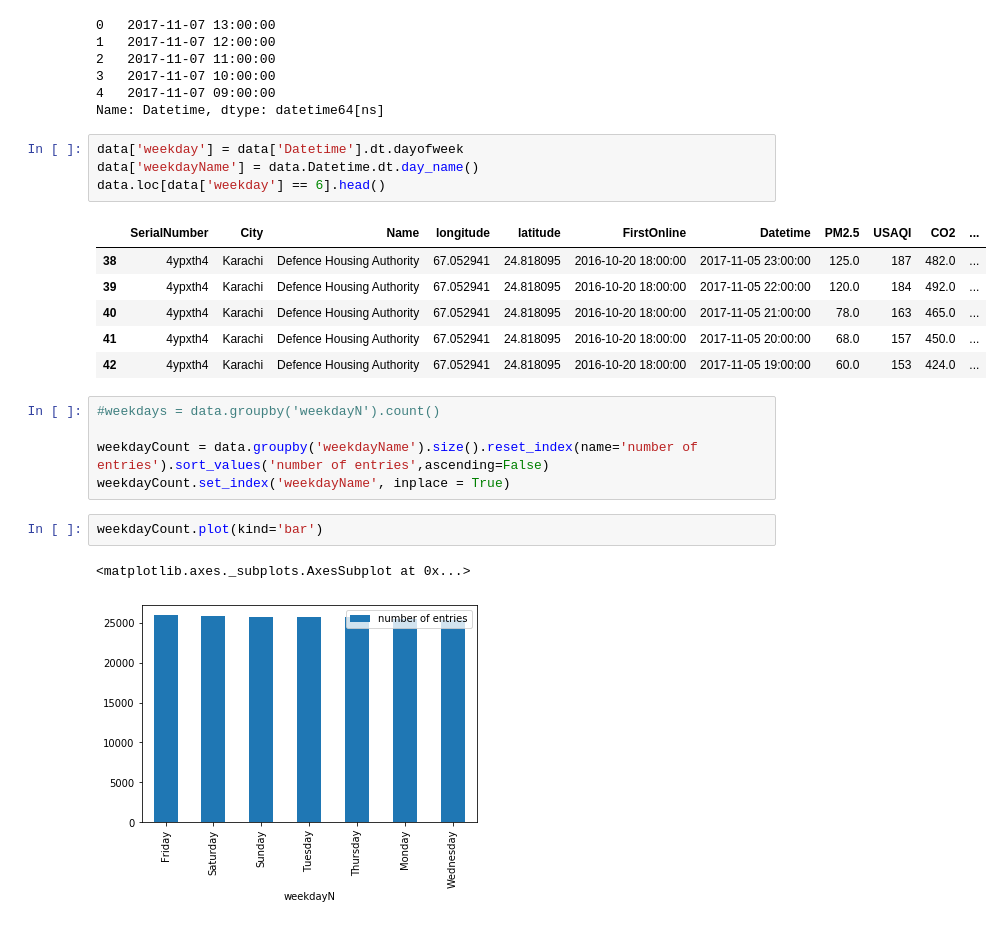
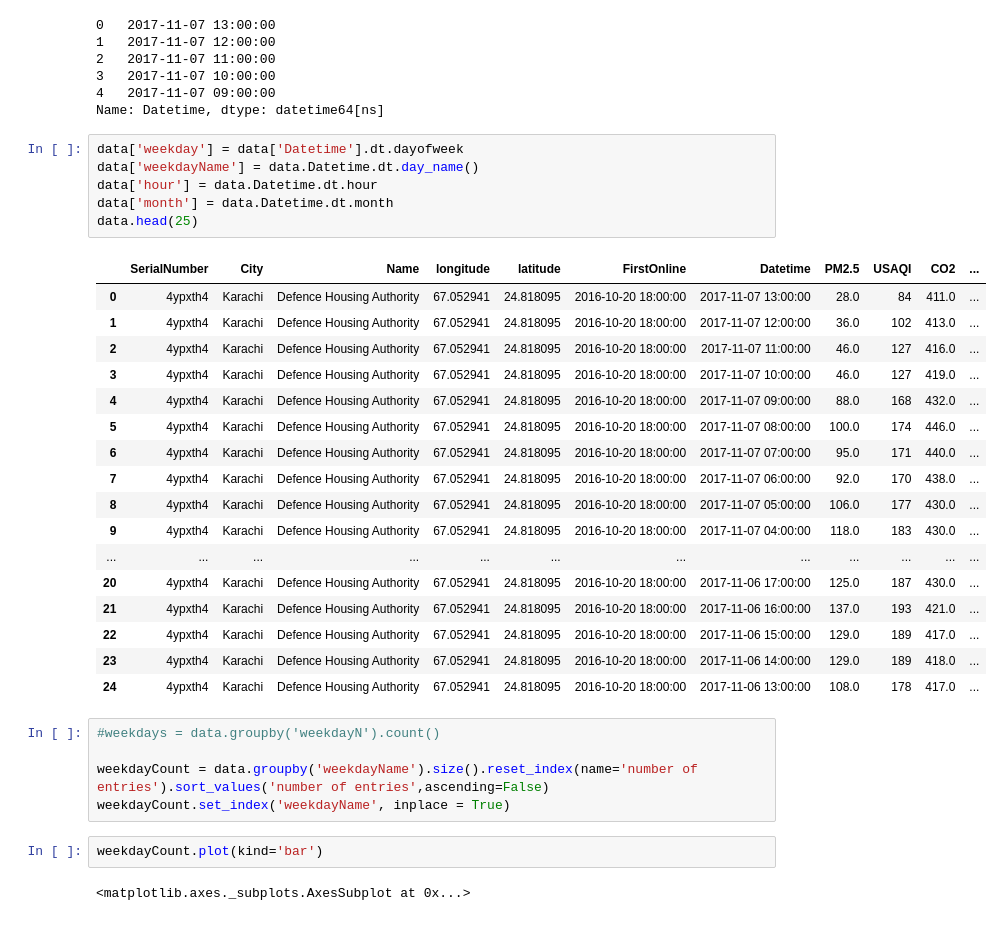
Before and after one commit to Rayyan98/airQualityDeepLearning, a Jupyter notebook: code/exploringData.ipynb, the cells around one changed output. Drawn from its saved outputs; the diff is of its cells as text.

```diff
--- a/code/exploringData.ipynb
+++ b/code/exploringData.ipynb
@@ -371,14 +371,27 @@ Name: Datetime, dtype: datetime64[ns]
 # %%
 data['weekday'] = data['Datetime'].dt.dayofweek
 data['weekdayName'] = data.Datetime.dt.day_name()
-data.loc[data['weekday'] == 6].head()
+data['hour'] = data.Datetime.dt.hour
+data['month'] = data.Datetime.dt.month
+data.head(25)
 # %% [output]
 |  | SerialNumber | City | Name | longitude | latitude | FirstOnline | Datetime | PM2.5 | USAQI | CO2 | ... |
-| 38 | 4ypxth4 | Karachi | Defence Housing Authority | 67.052941 | 24.818095 | 2016-10-20 18:00:00 | 2017-11-05 23:00:00 | 125.0 | 187 | 482.0 | ... |
-| 39 | 4ypxth4 | Karachi | Defence Housing Authority | 67.052941 | 24.818095 | 2016-10-20 18:00:00 | 2017-11-05 22:00:00 | 120.0 | 184 | 492.0 | ... |
-| 40 | 4ypxth4 | Karachi | Defence Housing Authority | 67.052941 | 24.818095 | 2016-10-20 18:00:00 | 2017-11-05 21:00:00 | 78.0 | 163 | 465.0 | ... |
-| 41 | 4ypxth4 | Karachi | Defence Housing Authority | 67.052941 | 24.818095 | 2016-10-20 18:00:00 | 2017-11-05 20:00:00 | 68.0 | 157 | 450.0 | ... |
-| 42 | 4ypxth4 | Karachi | Defence Housing Authority | 67.052941 | 24.818095 | 2016-10-20 18:00:00 | 2017-11-05 19:00:00 | 60.0 | 153 | 424.0 | ... |
+| 0 | 4ypxth4 | Karachi | Defence Housing Authority | 67.052941 | 24.818095 | 2016-10-20 18:00:00 | 2017-11-07 13:00:00 | 28.0 | 84 | 411.0 | ... |
+| 1 | 4ypxth4 | Karachi | Defence Housing Authority | 67.052941 | 24.818095 | 2016-10-20 18:00:00 | 2017-11-07 12:00:00 | 36.0 | 102 | 413.0 | ... |
+| 2 | 4ypxth4 | Karachi | Defence Housing Authority | 67.052941 | 24.818095 | 2016-10-20 18:00:00 | 2017-11-07 11:00:00 | 46.0 | 127 | 416.0 | ... |
+| 3 | 4ypxth4 | Karachi | Defence Housing Authority | 67.052941 | 24.818095 | 2016-10-20 18:00:00 | 2017-11-07 10:00:00 | 46.0 | 127 | 419.0 | ... |
+| 4 | 4ypxth4 | Karachi | Defence Housing Authority | 67.052941 | 24.818095 | 2016-10-20 18:00:00 | 2017-11-07 09:00:00 | 88.0 | 168 | 432.0 | ... |
+| 5 | 4ypxth4 | Karachi | Defence Housing Authority | 67.052941 | 24.818095 | 2016-10-20 18:00:00 | 2017-11-07 08:00:00 | 100.0 | 174 | 446.0 | ... |
+| 6 | 4ypxth4 | Karachi | Defence Housing Authority | 67.052941 | 24.818095 | 2016-10-20 18:00:00 | 2017-11-07 07:00:00 | 95.0 | 171 | 440.0 | ... |
+| 7 | 4ypxth4 | Karachi | Defence Housing Authority | 67.052941 | 24.818095 | 2016-10-20 18:00:00 | 2017-11-07 06:00:00 | 92.0 | 170 | 438.0 | ... |
+| 8 | 4ypxth4 | Karachi | Defence Housing Authority | 67.052941 | 24.818095 | 2016-10-20 18:00:00 | 2017-11-07 05:00:00 | 106.0 | 177 | 430.0 | ... |
+| 9 | 4ypxth4 | Karachi | Defence Housing Authority | 67.052941 | 24.818095 | 2016-10-20 18:00:00 | 2017-11-07 04:00:00 | 118.0 | 183 | 430.0 | ... |
+| ... | ... | ... | ... | ... | ... | ... | ... | ... | ... | ... | ... |
+| 20 | 4ypxth4 | Karachi | Defence Housing Authority | 67.052941 | 24.818095 | 2016-10-20 18:00:00 | 2017-11-06 17:00:00 | 125.0 | 187 | 430.0 | ... |
+| 21 | 4ypxth4 | Karachi | Defence Housing Authority | 67.052941 | 24.818095 | 2016-10-20 18:00:00 | 2017-11-06 16:00:00 | 137.0 | 193 | 421.0 | ... |
+| 22 | 4ypxth4 | Karachi | Defence Housing Authority | 67.052941 | 24.818095 | 2016-10-20 18:00:00 | 2017-11-06 15:00:00 | 129.0 | 189 | 417.0 | ... |
+| 23 | 4ypxth4 | Karachi | Defence Housing Authority | 67.052941 | 24.818095 | 2016-10-20 18:00:00 | 2017-11-06 14:00:00 | 129.0 | 189 | 418.0 | ... |
+| 24 | 4ypxth4 | Karachi | Defence Housing Authority | 67.052941 | 24.818095 | 2016-10-20 18:00:00 | 2017-11-06 13:00:00 | 108.0 | 178 | 417.0 | ... |
 # %%
 #weekdays = data.groupby('weekdayN').count()
 
@@ -388,4 +401,3 @@ weekdayCount.set_index('weekdayName', inplace = True)
 weekdayCount.plot(kind='bar')
 # %% [output]
 <matplotlib.axes._subplots.AxesSubplot at 0x...>
-[figure, removed]
```
Also changed, not shown: parts of 6 cells of this notebook.
